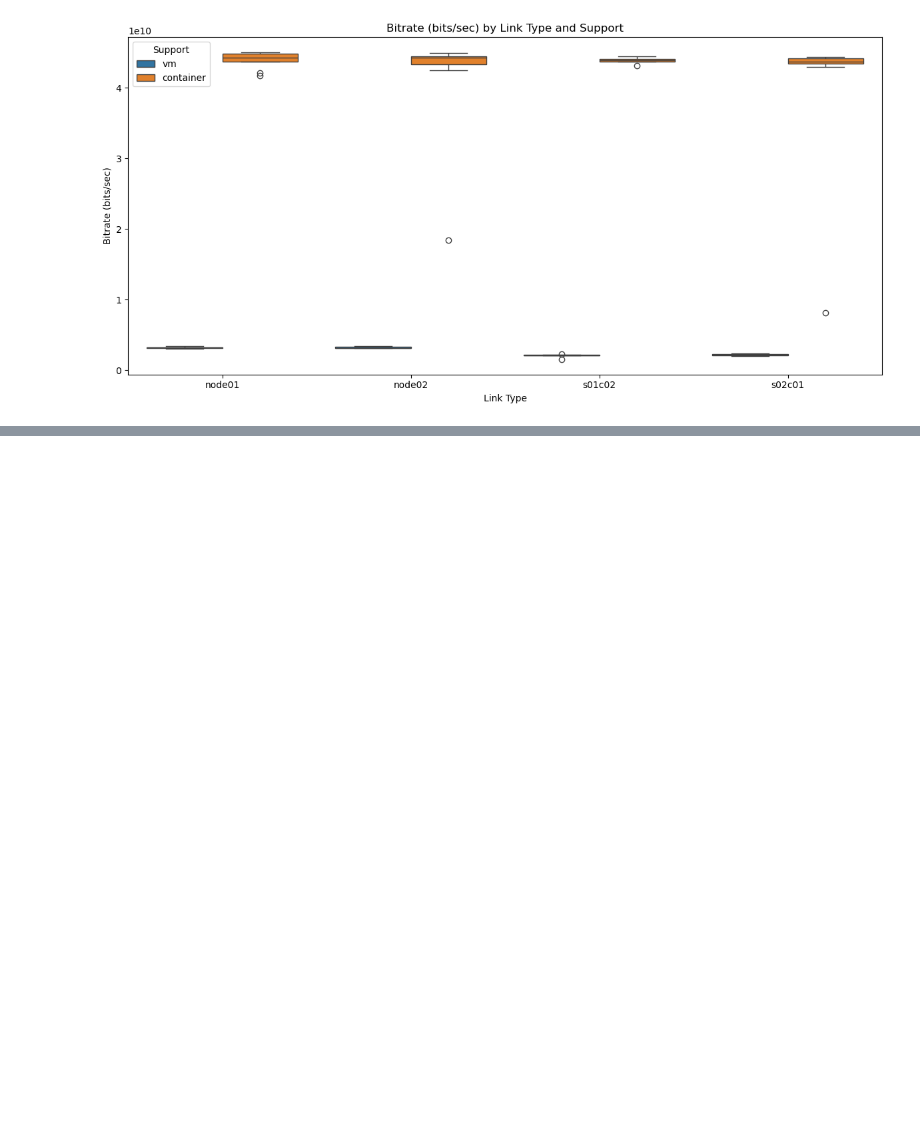
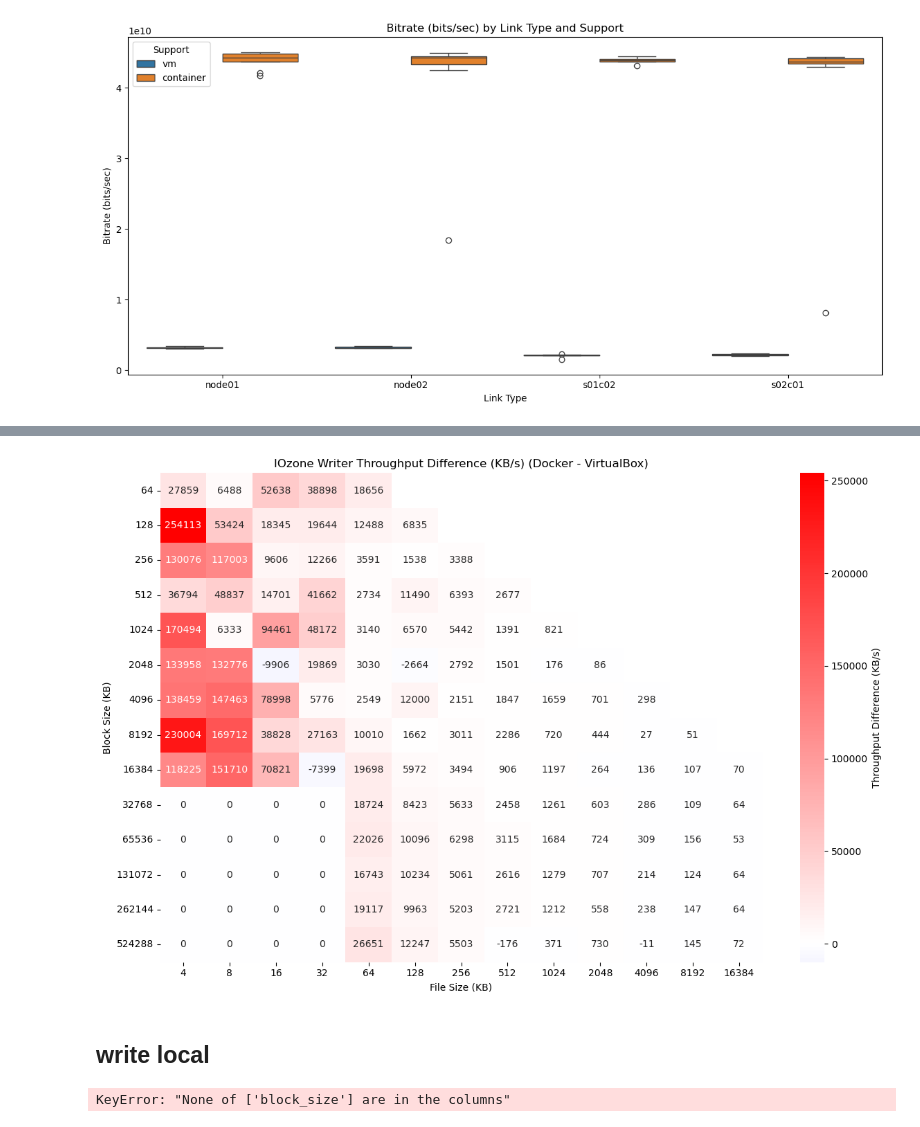
Before and after one commit to giovanni-lucarelli/cloud-basic, a Jupyter notebook: analysis/analysis.ipynb, the cells around one changed output, grey strips where cells are left out. Drawn from its saved outputs; the diff is of its cells as text; code cells hidden in the pictures; blank space fills up the shorter version.

```diff
--- a/analysis/analysis.ipynb
+++ b/analysis/analysis.ipynb
@@ -513,0 +548,35 @@ plt.show()
+# %%
+# Load CSV files
+vbox_df = pd.read_csv("vm_sh_writer_report.csv")
+docker_df = pd.read_csv("doc_sh_writer_report.csv")
+
+# Set 'block_size' as the index
+vbox_df.set_index('block_size', inplace=True)
+docker_df.set_index('block_size', inplace=True)
+
+# Convert all column headers to integers for sorting
+vbox_df.columns = vbox_df.columns.astype(int)
+docker_df.columns = docker_df.columns.astype(int)
+vbox_df.index = vbox_df.index.astype(int)
+docker_df.index = docker_df.index.astype(int)
+
+# Sort rows and columns
+vbox_df = vbox_df.sort_index().sort_index(axis=1)
+docker_df = docker_df.sort_index().sort_index(axis=1)
+
+# Calculate difference: Docker - VirtualBox
+diff_df = docker_df.astype(float) - vbox_df.astype(float)
+
+# Plot heatmap
+plt.figure(figsize=(12, 8))
+sns.heatmap(diff_df, cmap="bwr", center=0, annot=True, fmt=".0f",
+            cbar_kws={'label': 'Throughput Difference (KB/s)'})
+plt.title("IOzone Writer Throughput Difference (KB/s) (Docker - VirtualBox)")
+plt.xlabel("File Size (KB)")
+plt.ylabel("Block Size (KB)")
+plt.tight_layout()
+plt.show()
+# %% [output]
+[figure, added]
+# %% [markdown]
+## write local
@@ -513,0 +588,12 @@ plt.show()
+# %%
+# Convert 'block_size' to index
+vbox_loc.set_index('block_size', inplace=True)
+docker_loc.set_index('block_size', inplace=True)
+host_loc.set_index('block_size', inplace=True)
+
+# Convert column headers to strings (ensure consistency)
+vbox_loc.columns = vbox_loc.columns.astype(str)
+docker_loc.columns = docker_loc.columns.astype(str)
+host_loc.columns = host_loc.columns.astype(str)
+# %% [output]
+KeyError: "None of ['block_size'] are in the columns"
```
Also changed, not shown: parts of 5 cells of this notebook, 10 other files.
